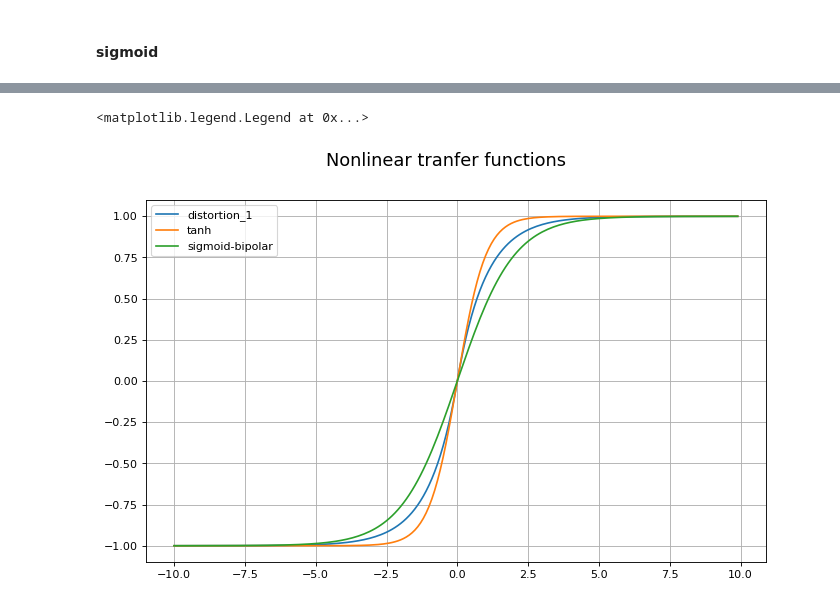
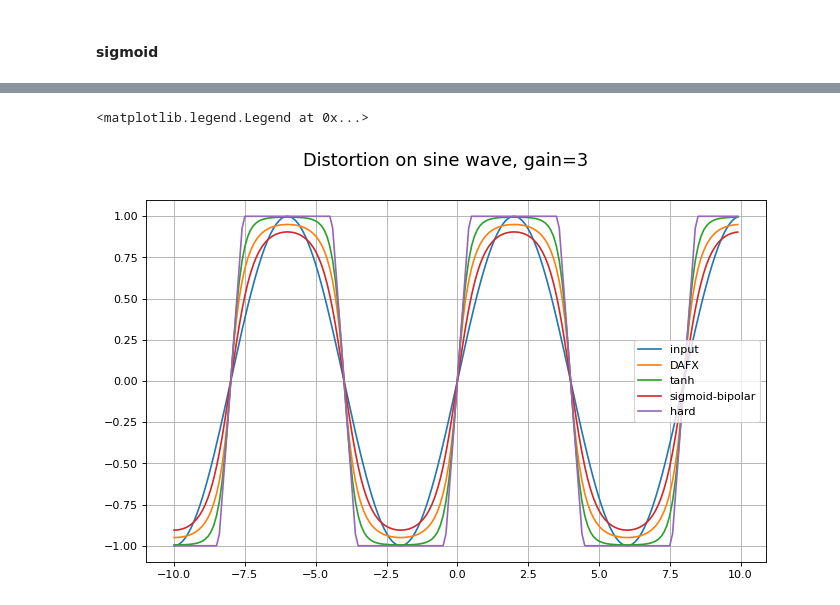
Before and after one commit to letrout/dsp, a Jupyter notebook: doc/distortion.ipynb, the cells around one changed output, grey strips where cells are left out. Drawn from its saved outputs; the diff is of its cells as text; code cells hidden in the pictures.

```diff
--- a/doc/distortion.ipynb
+++ b/doc/distortion.ipynb
@@ -33,0 +56,9 @@ plt.plot(x, np.tanh(x), x, tanh_alt(x))
+# %%
+def hard_clipping(x, gain=1):
+    y = x * gain
+    return np.where(y > 1, 1, np.where(y < -1, -1, y))
+
+for i in [1, 2, 3, 4]:
+    plt.plot(x, hard_clipping(x, gain=i), label='gain={}'.format(i))
+plt.xlim(-2, 2)
+plt.legend()
@@ -34,7 +109,7 @@ plt.plot(x, np.tanh(x), x, tanh_alt(x))
 # %%
-def sigmoid_bipolar(x):
-    return (1 - np.exp(-x)) / (1 + np.exp(-x))
+def shockley_diode(x, alpha=1.79, beta=0.2):
+    return beta * (np.exp(alpha*x) - 1.0)
 
-plt.plot(x, sigmoid_bipolar(x))
+plt.plot(x, shockley_diode(x))
 # %% [output]
 [<matplotlib.lines.Line2D at 0x...>]
@@ -41,0 +132,7 @@ plt.plot(x, sigmoid_bipolar(x))
+# %%
+def sine_wave(x, freq, fs):
+    return np.sin(2 * np.pi * x * freq / fs)
+# %%
+fs = 48000
+freq = fs / 8
+plt.plot(x, sine_wave(x, freq, fs))
@@ -42,12 +142,17 @@ plt.plot(x, sigmoid_bipolar(x))
 # %%
+gain = 3
 fig = plt.figure(figsize=(10, 6), dpi=80)
-fig.suptitle('Nonlinear tranfer functions', fontsize=16)
+fig.suptitle('Distortion on sine wave, gain={}'.format(gain), fontsize=16)
 ax = fig.add_subplot(111)
-ax.plot(x, distortion_1(x), label='distortion_1')
-ax.plot(x, np.tanh(x), label='tanh')
-ax.plot(x, sigmoid_bipolar(x), label='sigmoid-bipolar')
+ax.plot(x, sine_wave(x, freq, fs), label='input')
+ax.plot(x, distortion_dafx(sine_wave(x, freq, fs), gain=gain), label='DAFX')
+ax.plot(x, tanh_alt(sine_wave(x, freq, fs), gain=gain), label='tanh')
+ax.plot(x, sigmoid_bipolar(sine_wave(x, freq, fs), gain=gain), label='sigmoid-bipolar')
+#ax.plot(x, distortion_poly(x, 3), label='poly 3')
+ax.plot(x, hard_clipping(sine_wave(x, freq, fs), gain=gain), label='hard')
+#ax.set_xlim(-5, 5)
 ax.grid(True)
 ax.legend()
 # %% [output]
 <matplotlib.legend.Legend at 0x...>
-[figure, old version]
+[figure, new version]
```
Also changed, not shown: parts of 14 cells of this notebook.
